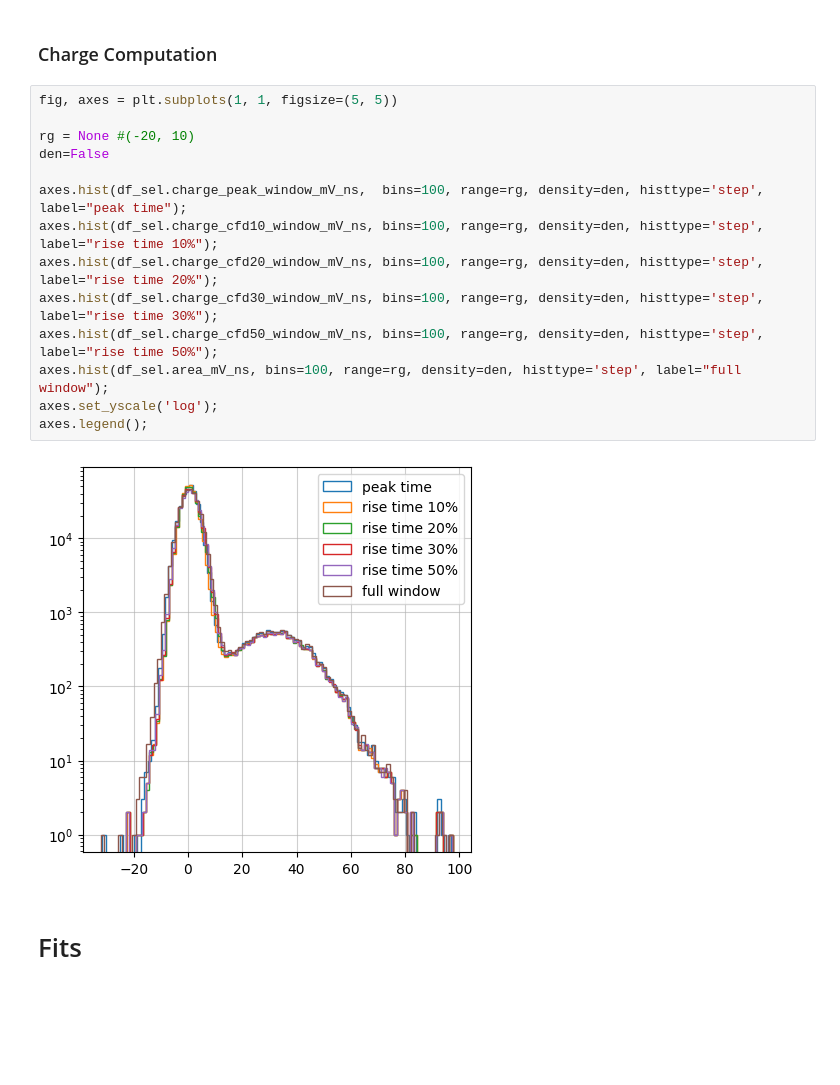
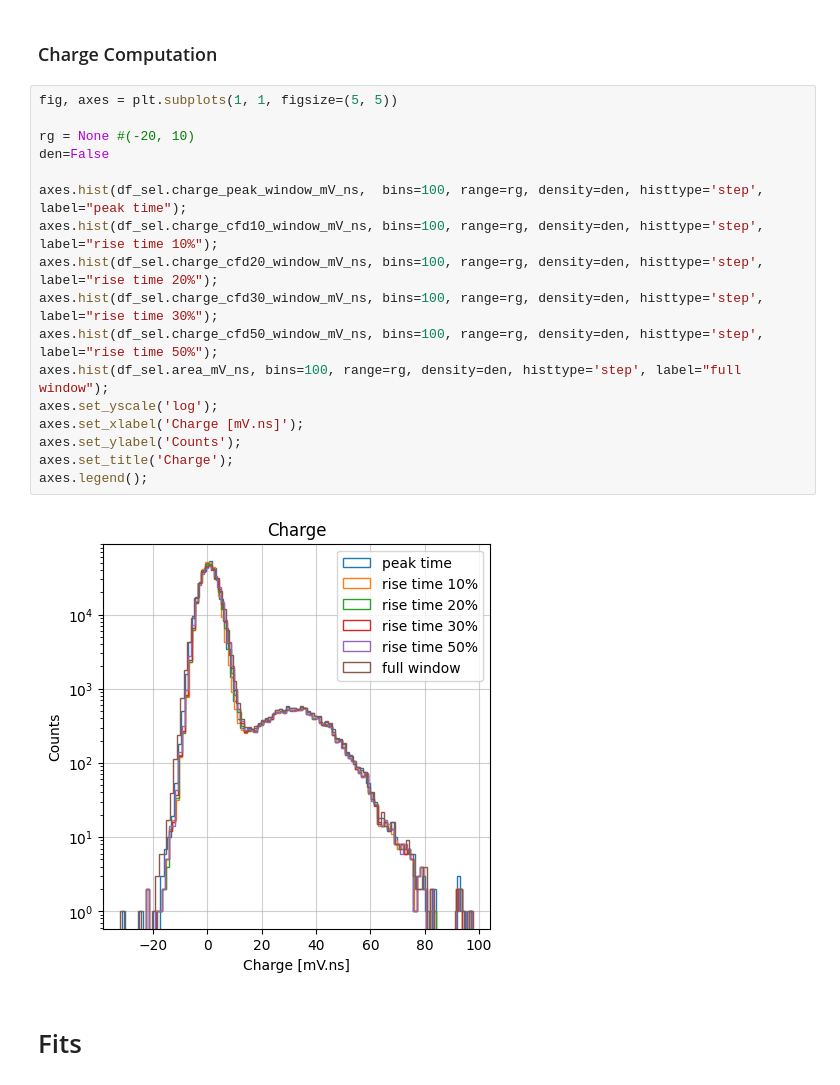
Before and after one commit to TAU-neutrino-lab/PMT-characterization, a Jupyter notebook: PMT-calibration/generic_fit.ipynb, the cells around one changed output. Saved outputs shown, nothing was run; the diff lists cells and outputs as text; blank space fills up the shorter version.

```diff
--- a/PMT-calibration/generic_fit.ipynb
+++ b/PMT-calibration/generic_fit.ipynb
@@ -162,19 +163,22 @@ waveforms_sel = voltage_mV[df_sel["event_id"].values]
 # %%
 fig, axes = plt.subplots(1, 1, figsize=(5, 5))
 
 rg = None #(-20, 10)
 den=False
 
 axes.hist(df_sel.charge_peak_window_mV_ns,  bins=100, range=rg, density=den, histtype='step', label="peak time");
 axes.hist(df_sel.charge_cfd10_window_mV_ns, bins=100, range=rg, density=den, histtype='step', label="rise time 10%");
 axes.hist(df_sel.charge_cfd20_window_mV_ns, bins=100, range=rg, density=den, histtype='step', label="rise time 20%");
 axes.hist(df_sel.charge_cfd30_window_mV_ns, bins=100, range=rg, density=den, histtype='step', label="rise time 30%");
 axes.hist(df_sel.charge_cfd50_window_mV_ns, bins=100, range=rg, density=den, histtype='step', label="rise time 50%");
 axes.hist(df_sel.area_mV_ns, bins=100, range=rg, density=den, histtype='step', label="full window");
 axes.set_yscale('log');
+axes.set_xlabel('Charge [mV.ns]');
+axes.set_ylabel('Counts');
+axes.set_title('Charge');
 axes.legend();
 # %% [output]
-[figure, old version]
+[figure, new version]
 # %% [markdown]
 # Fits
 # %%
```
Also changed, not shown: parts of 13 cells of this notebook, 3 other files.
